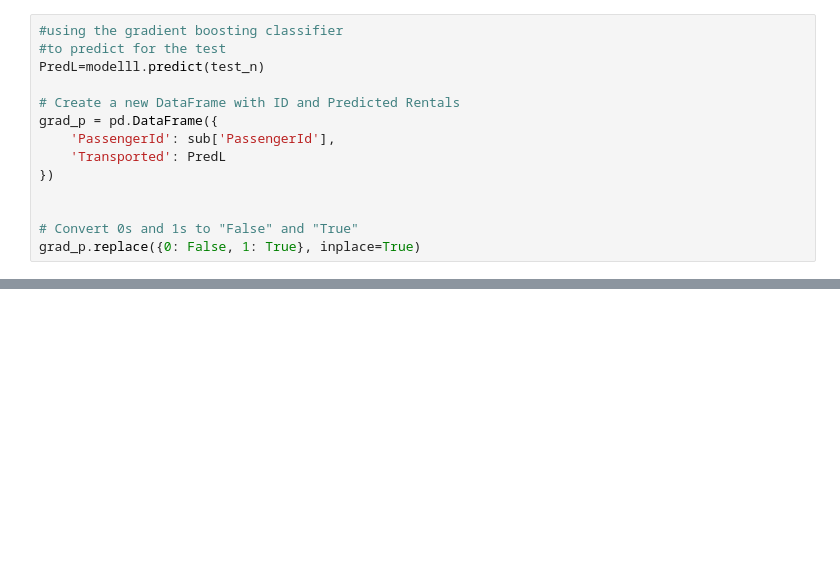
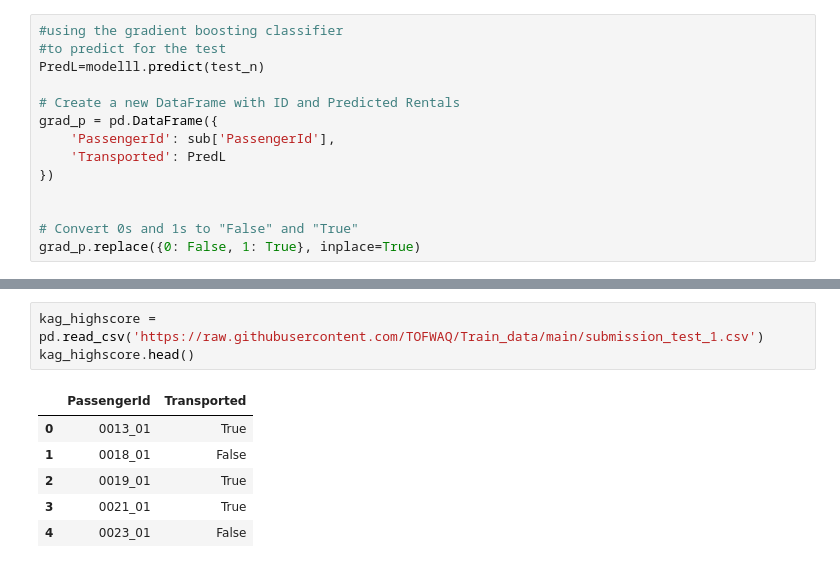
Before and after one commit to TOFWAQ/Kaggle_Challenge, a Jupyter notebook: TEAM_14.ipynb, the cells around one changed output, grey strips where cells are left out. Drawn from its saved outputs; the diff is of its cells as text; blank space fills up the shorter version.

```diff
--- a/TEAM_14.ipynb
+++ b/TEAM_14.ipynb
@@ -739,3 +739,13 @@ files.download("submission_Test_3.csv")
 # %% [output]
 [interactive output not drawn]
 [interactive output not drawn]
+# %%
+kag_highscore = pd.read_csv('https://raw.githubusercontent.com/TOFWAQ/Train_data/main/submission_test_1.csv')
+kag_highscore.head()
+# %% [output]
+|  | PassengerId | Transported |
+| 0 | 0013_01 | True |
+| 1 | 0018_01 | False |
+| 2 | 0019_01 | True |
+| 3 | 0021_01 | True |
+| 4 | 0023_01 | False |
```
Also changed, not shown: parts of 1 cell of this notebook.
